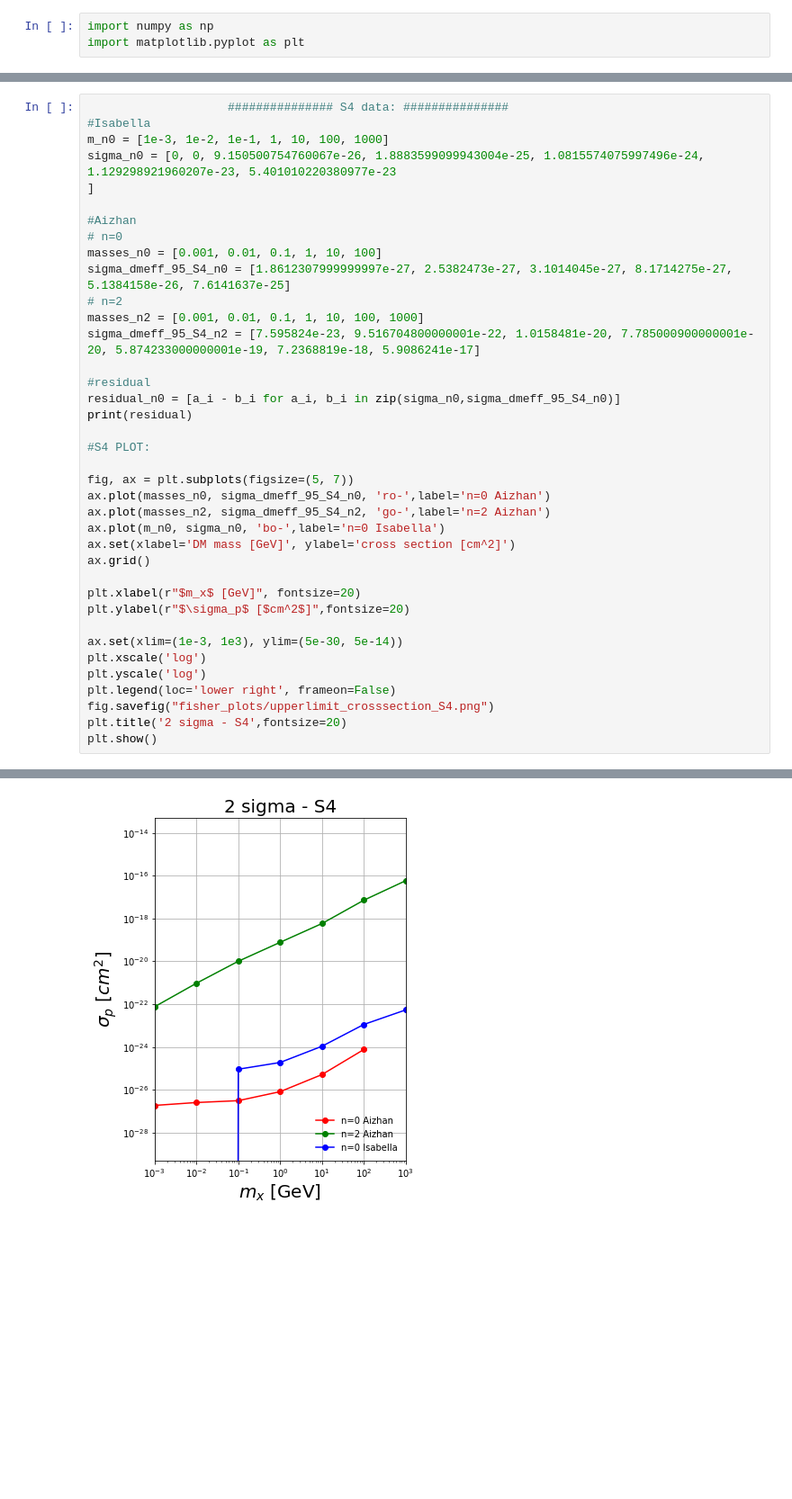
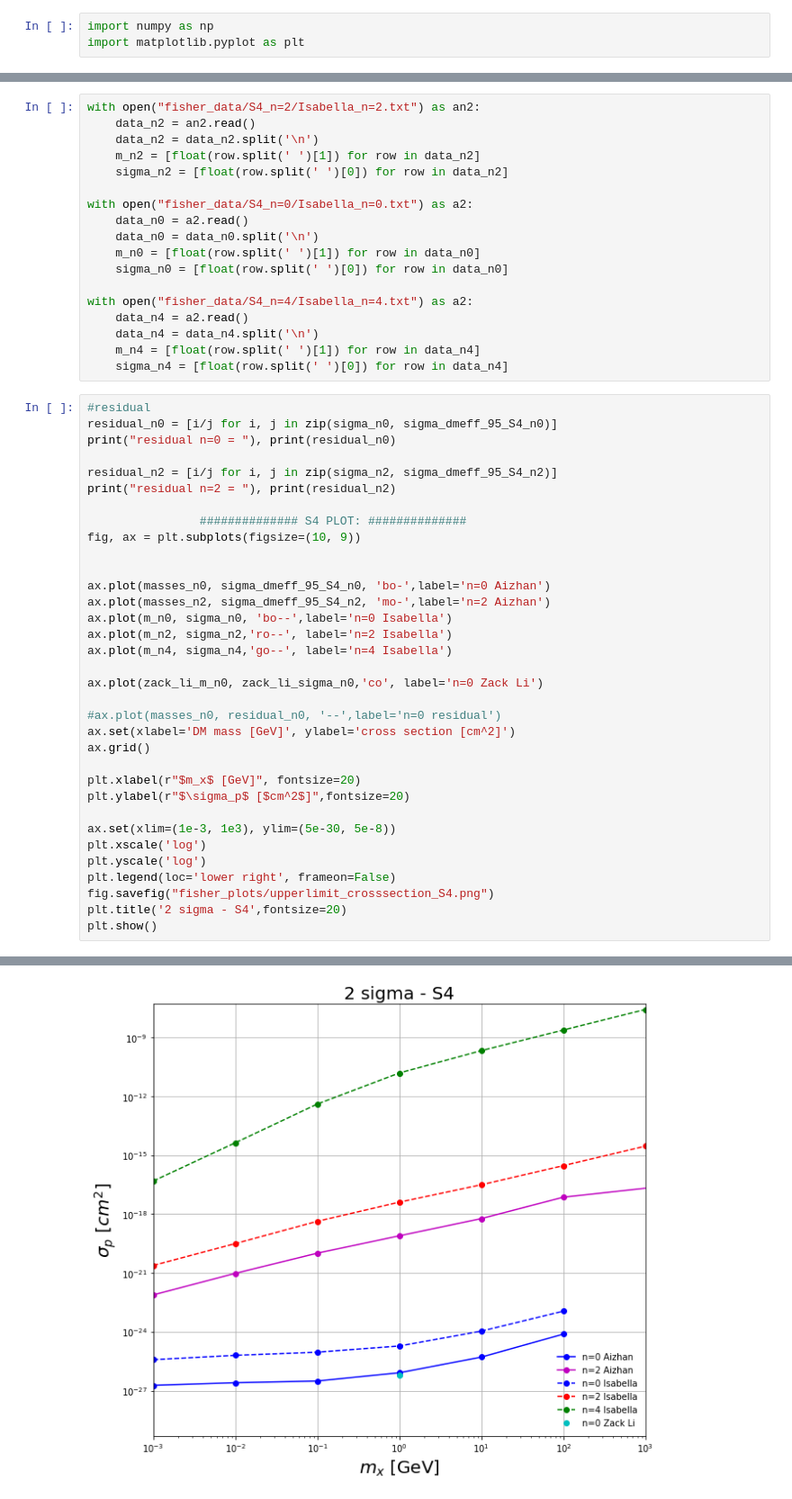
Before and after one commit to iej2106/cosmo_class, a Jupyter notebook: upperlimit_crossection.ipynb, the cells around one changed output, grey strips where cells are left out. Shown: that part at 90% size. Cells and saved outputs as stored; diff of their text form; blank space fills up the shorter version.

```diff
--- a/upperlimit_crossection.ipynb
+++ b/upperlimit_crossection.ipynb
@@ -19,35 +35,49 @@ with open("fisher_data/planck_n=2/planck_sigma_dmeff_n=2.txt") as f2:
+# %%
+with open("fisher_data/S4_n=2/Isabella_n=2.txt") as an2:
+    data_n2 = an2.read()
+    data_n2 = data_n2.split('\n')
+    m_n2 = [float(row.split(' ')[1]) for row in data_n2]
+    sigma_n2 = [float(row.split(' ')[0]) for row in data_n2]
+
+with open("fisher_data/S4_n=0/Isabella_n=0.txt") as a2:
+    data_n0 = a2.read()
+    data_n0 = data_n0.split('\n')
+    m_n0 = [float(row.split(' ')[1]) for row in data_n0]
+    sigma_n0 = [float(row.split(' ')[0]) for row in data_n0]
+
+with open("fisher_data/S4_n=4/Isabella_n=4.txt") as a2:
+    data_n4 = a2.read()
+    data_n4 = data_n4.split('\n')
+    m_n4 = [float(row.split(' ')[1]) for row in data_n4]
+    sigma_n4 = [float(row.split(' ')[0]) for row in data_n4]
 # %%
-                    ############### S4 data: ###############
-#Isabella
-m_n0 = [1e-3, 1e-2, 1e-1, 1, 10, 100, 1000]
-sigma_n0 = [0, 0, 9.150500754760067e-26, 1.8883599099943004e-25, 1.0815574075997496e-24, 1.129298921960207e-23, 5.401010220380977e-23
-]
+#residual
+residual_n0 = [i/j for i, j in zip(sigma_n0, sigma_dmeff_95_S4_n0)]
+print("residual n=0 = "), print(residual_n0)
 
-#Aizhan
-# n=0
-masses_n0 = [0.001, 0.01, 0.1, 1, 10, 100]
-sigma_dmeff_95_S4_n0 = [1.8612307999999997e-27, 2.5382473e-27, 3.1014045e-27, 8.1714275e-27, 5.1384158e-26, 7.6141637e-25]
-# n=2
-masses_n2 = [0.001, 0.01, 0.1, 1, 10, 100, 1000]
-sigma_dmeff_95_S4_n2 = [7.595824e-23, 9.516704800000001e-22, 1.0158481e-20, 7.785000900000001e-20, 5.874233000000001e-19, 7.2368819e-18, 5.9086241e-17]
+residual_n2 = [i/j for i, j in zip(sigma_n2, sigma_dmeff_95_S4_n2)]
+print("residual n=2 = "), print(residual_n2)
 
-#residual
-residual_n0 = [a_i - b_i for a_i, b_i in zip(sigma_n0,sigma_dmeff_95_S4_n0)]
-print(residual)
+                ############## S4 PLOT: ##############
+fig, ax = plt.subplots(figsize=(10, 9))
 
-#S4 PLOT:
 
-fig, ax = plt.subplots(figsize=(5, 7))
-ax.plot(masses_n0, sigma_dmeff_95_S4_n0, 'ro-',label='n=0 Aizhan')
-ax.plot(masses_n2, sigma_dmeff_95_S4_n2, 'go-',label='n=2 Aizhan')
-ax.plot(m_n0, sigma_n0, 'bo-',label='n=0 Isabella')
+ax.plot(masses_n0, sigma_dmeff_95_S4_n0, 'bo-',label='n=0 Aizhan')
+ax.plot(masses_n2, sigma_dmeff_95_S4_n2, 'mo-',label='n=2 Aizhan')
+ax.plot(m_n0, sigma_n0, 'bo--',label='n=0 Isabella')
+ax.plot(m_n2, sigma_n2,'ro--', label='n=2 Isabella')
+ax.plot(m_n4, sigma_n4,'go--', label='n=4 Isabella')
+
+ax.plot(zack_li_m_n0, zack_li_sigma_n0,'co', label='n=0 Zack Li')
+
+#ax.plot(masses_n0, residual_n0, '--',label='n=0 residual')
 ax.set(xlabel='DM mass [GeV]', ylabel='cross section [cm^2]')
 ax.grid()
 
 plt.xlabel(r"$m_x$ [GeV]", fontsize=20)
 plt.ylabel(r"$\sigma_p$ [$cm^2$]",fontsize=20)
 
-ax.set(xlim=(1e-3, 1e3), ylim=(5e-30, 5e-14))
+ax.set(xlim=(1e-3, 1e3), ylim=(5e-30, 5e-8))
 plt.xscale('log')
 plt.yscale('log')
 plt.legend(loc='lower right', frameon=False)
@@ -59 +92 @@ plt.show()
-[figure, old version]
+[figure, new version]
```
Also changed, not shown: parts of 6 cells of this notebook.
